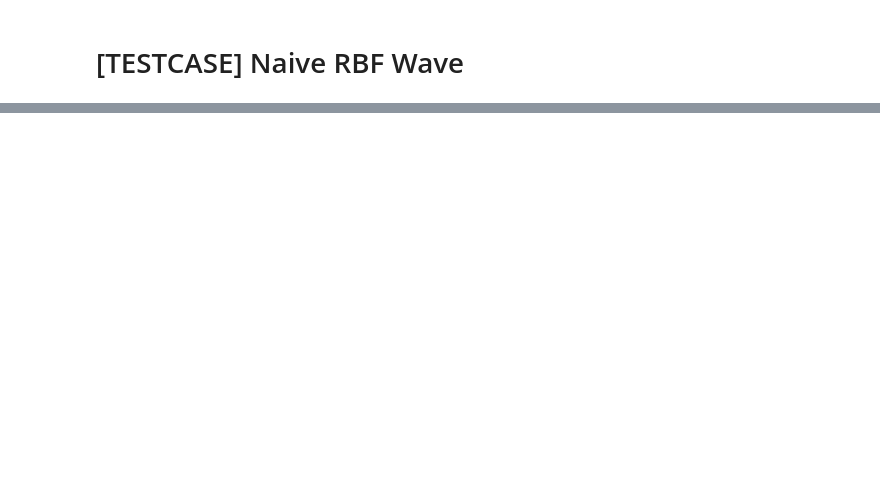
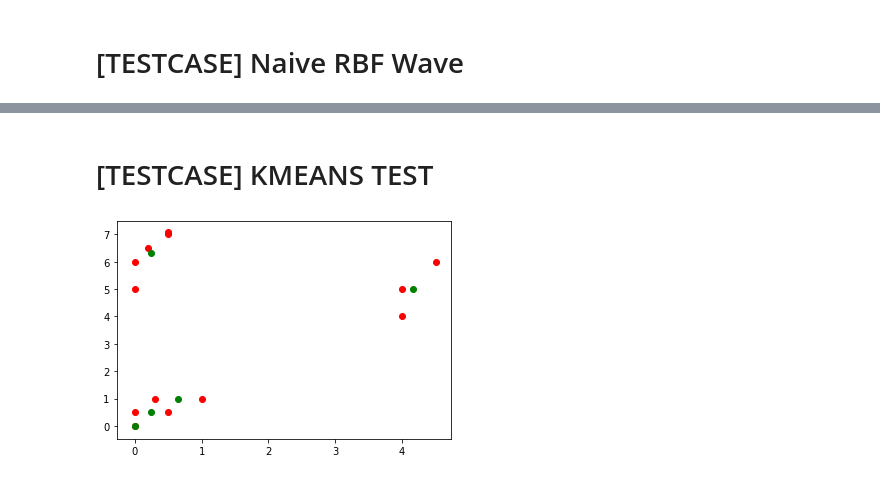
Before and after one commit to Uranium2/ProjetAnnuel3IABD, a Jupyter notebook: PyTest/Rendu 3.ipynb, the cells around one changed output, grey strips where cells are left out. Drawn from its saved outputs; the diff is of its cells as text; code cells hidden in the pictures; blank space fills up the shorter version.

```diff
--- a/PyTest/Rendu 3.ipynb
+++ b/PyTest/Rendu 3.ipynb
@@ -422,3 +449,48 @@ predict_2D_RBF(W, XTrain, YTrain, inputCountPerSample, gamma, sampleCount, -1, 2
 # %% [output]
 [interactive output not drawn]
 [interactive output not drawn]
+# %% [markdown]
+# [TESTCASE] KMEANS TEST
+# %%
+# generate 2d classification dataset
+Xx, Y = make_moons(n_samples=100, noise=0)
+Xy = list(flatten(Xx))
+X = []
+Y = []
+Xk = []
+Yk = []
+
+K = 5
+XTrain = [0, 0,
+        0.3, 1,
+        0.5, 0.5,
+        0, 0.5,
+        1, 1,
+        4, 4,
+        4, 5,
+        4.5, 6,
+        0, 6,
+        0.5, 7,
+        0.2, 6.5,
+        0.5, 7.1,
+        0, 5]
+inputCountPerSample = 2
+sampleCount = int(len(XTrain) / inputCountPerSample)
+epochs = 400
+
+Kmeans = get_Kmeans(K, XTrain, sampleCount, inputCountPerSample, epochs)
+
+
+for x, y in zip(XTrain[0::2], XTrain[1::2]):
+    X.append(x)
+    Y.append(y)
+
+for x, y in zip(Kmeans[0::2], Kmeans[1::2]):
+    Xk.append(x)
+    Yk.append(y)
+
+plt.scatter(X, Y, c = 'red')
+plt.scatter(Xk, Yk, c = 'green')
+plt.show()
+# %% [output]
+[figure, added]
```
Also changed, not shown: parts of 3 cells of this notebook.
